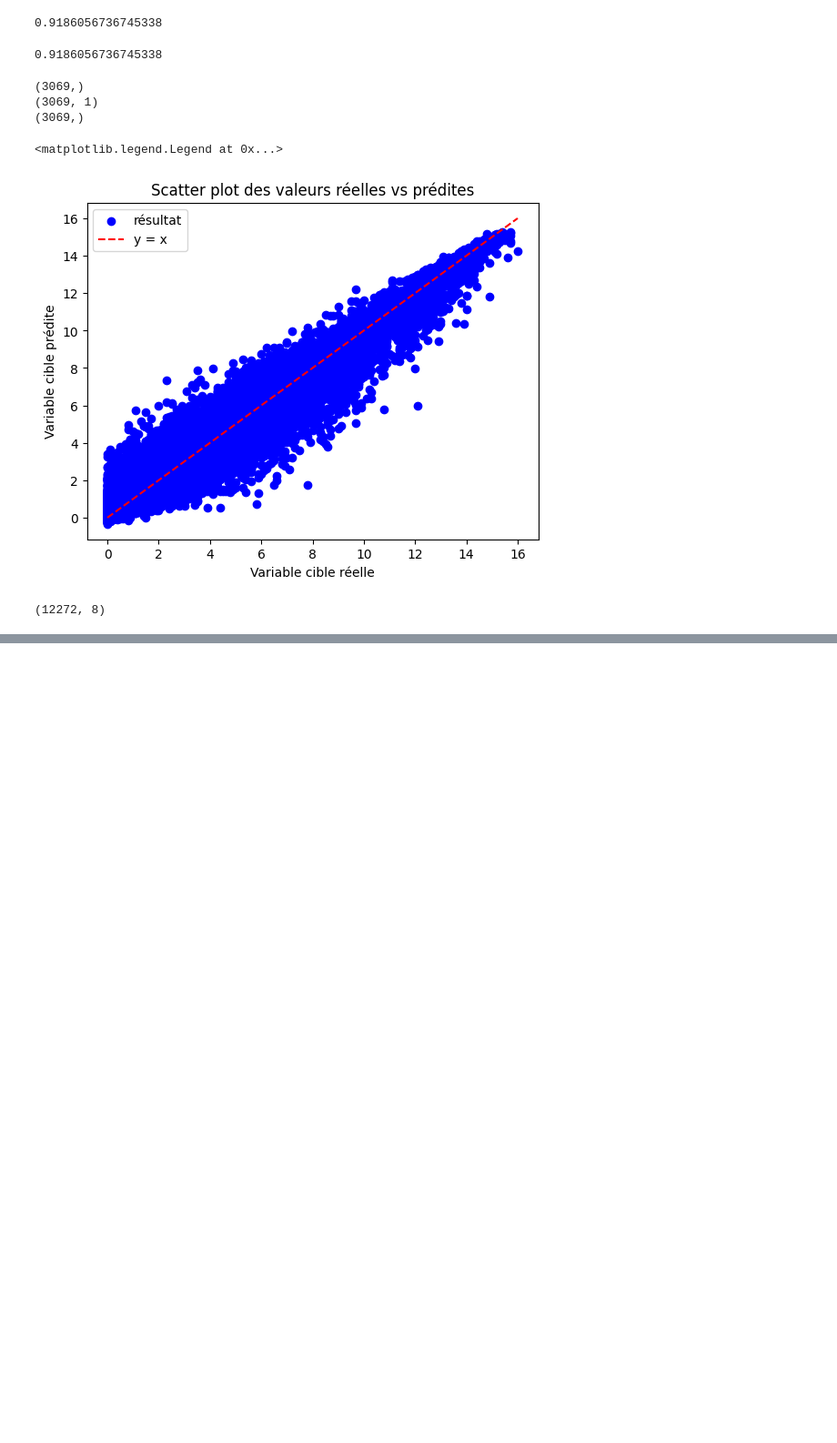
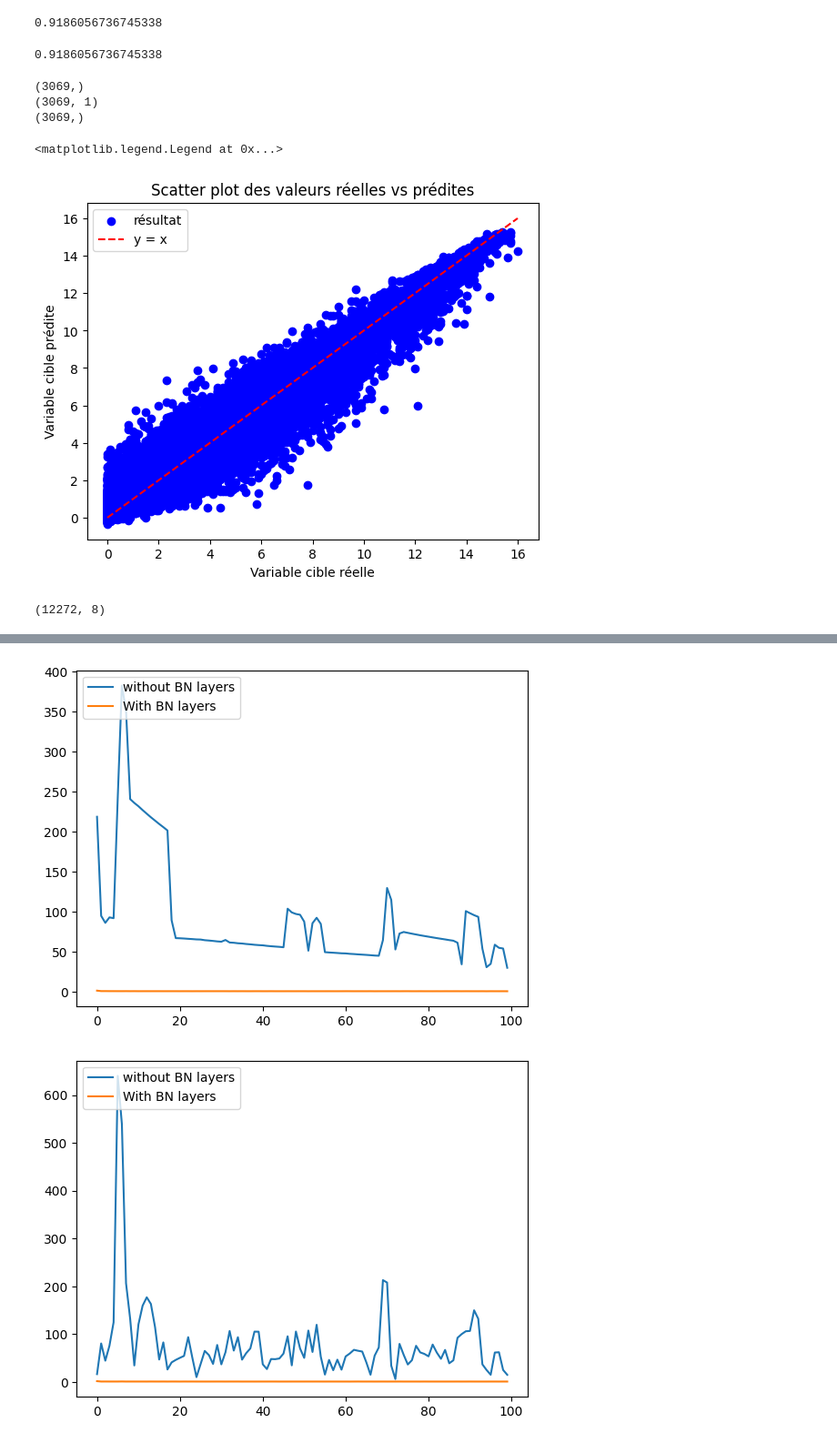
Before and after one commit to Testeh69/ML_learning, a Jupyter notebook: weather_prediction.ipynb, the cells around one changed output, grey strips where cells are left out. Shown at 91% size. Drawn from its saved outputs; the diff is of its cells as text; code cells hidden in the pictures; blank space fills up the shorter version.

```diff
--- a/weather_prediction.ipynb
+++ b/weather_prediction.ipynb
@@ -360,0 +449,12 @@ print(loss,accuracy)
+# %%
+plt.plot(history_2.history["mae"])
+plt.plot(history.history["mae"])
+plt.legend(["without BN layers", "With BN layers"], loc="upper left")
+plt.show()
+plt.plot(history_2.history["val_mae"])
+plt.plot(history.history["val_mae"])
+plt.legend(["without BN layers", "With BN layers"], loc="upper left")
+plt.show()
+# %% [output]
+[figure, added]
+[figure, added]
```
Also changed, not shown: parts of 12 cells of this notebook.
